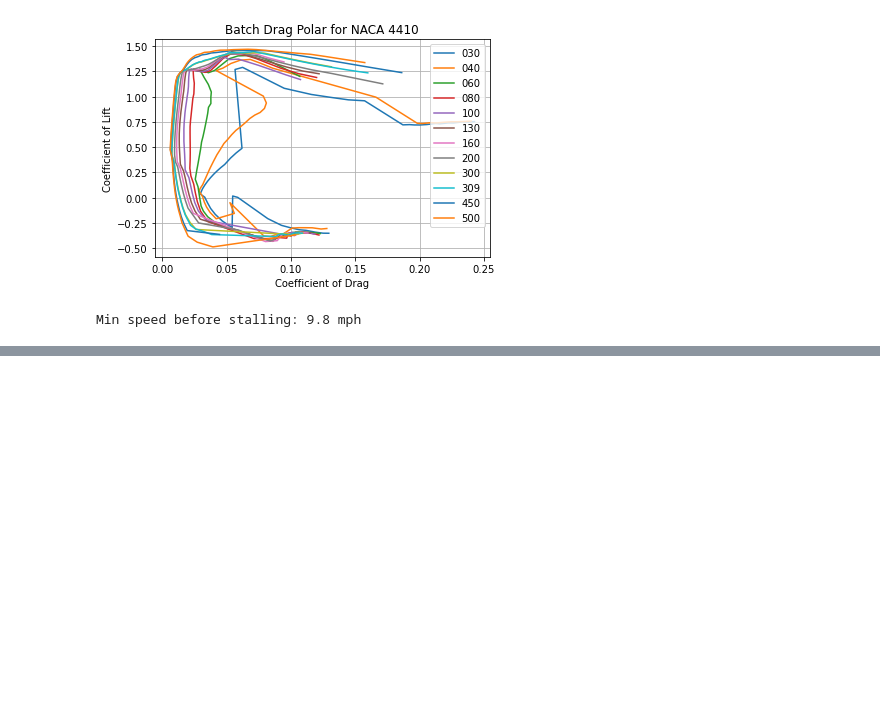
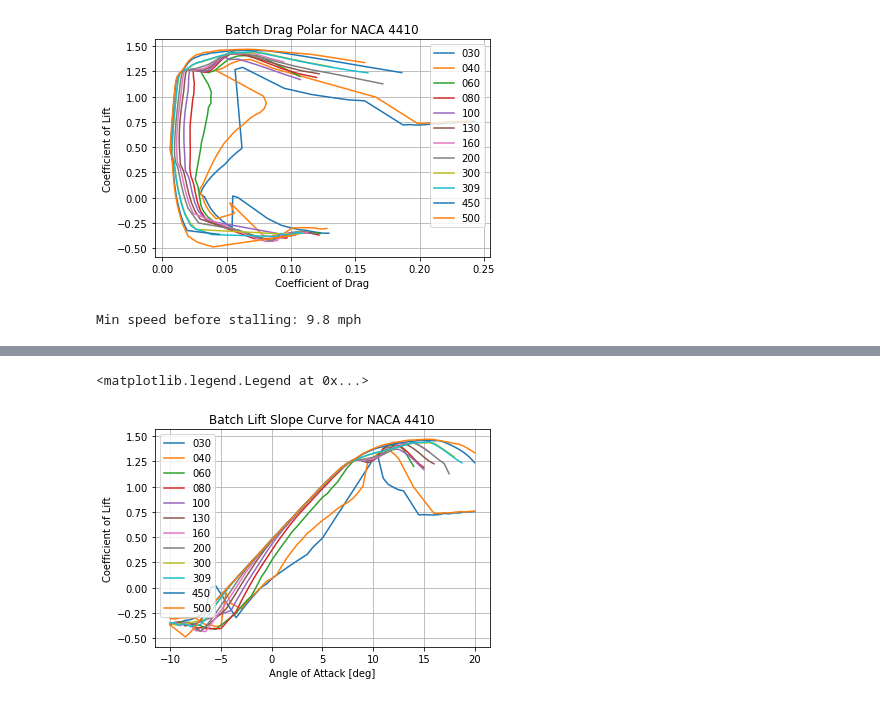
Before and after one commit to MattMarti/stratosurfer-tail-design, a Jupyter notebook: xflr-design.ipynb, the cells around one changed output, grey strips where cells are left out. Drawn from its saved outputs; the diff is of its cells as text; code cells hidden in the pictures; blank space fills up the shorter version.

```diff
--- a/xflr-design.ipynb
+++ b/xflr-design.ipynb
@@ -34,7 +34,7 @@ plt.gca().invert_yaxis()
 # %% [markdown]
 Next I did the analysis across a set of angle of attacks. I chose an angle of attack increment of 0.25, and did from 0 to -10, and then 0 to 20 degrees. I got a pretty nice looking Drag Polar out of this. Initially I tried doing this with a greater range, but ran into convergence issues past -10 and 20 degrees. I also wanted to stay in the range that I used in the previous notebook's XFOIL analysis.
 # %%
-drag_polar_data = np.genfromtxt("data/xflr5/4410_Polar_T1_Re0.309_M0.00_N9.0.csv", delimiter=",", skip_header=10)
+drag_polar_data = np.genfromtxt("data/xflr5/4410/Polar_T1_Re0.309_M0.00_N9.0.csv", delimiter=",", skip_header=10)
 alpha = drag_polar_data[:,0]
 cl = drag_polar_data[:,1]
 cd = drag_polar_data[:,2]
@@ -86,7 +86,7 @@ re_nums = [30, 40, 60, 80, 100, 130, 160, 200, 300, 309, 450, 500]
 polars = {}
 for re in re_nums:
     re_label = f"{re:.0f}".zfill(3)
-    filename = f"data/xflr5/4410_Polar_T1_Re0.{re_label}_M0.00_N9.0.csv"
+    filename = f"data/xflr5/4410/Polar_T1_Re0.{re_label}_M0.00_N9.0.csv"
     polars[re] = np.genfromtxt(filename, delimiter=",", skip_header=10)
 
     cl = polars[re][:,1]
@@ -113,0 +118,15 @@ Min speed before stalling: 9.8 mph
+# %%
+for re in re_nums:
+    re_label = f"{re:.0f}".zfill(3)
+    alpha = polars[re][:,0]
+    cl = polars[re][:,1]
+    plt.plot(alpha, cl, label=re_label)
+
+plt.title("Batch Lift Slope Curve for NACA 4410")
+plt.xlabel("Angle of Attack [deg]")
+plt.ylabel("Coefficient of Lift")
+plt.grid()
+plt.legend()
+# %% [output]
+<matplotlib.legend.Legend at 0x...>
+[figure, added]
```
Also changed, not shown: parts of 5 cells of this notebook, 16 other files.
